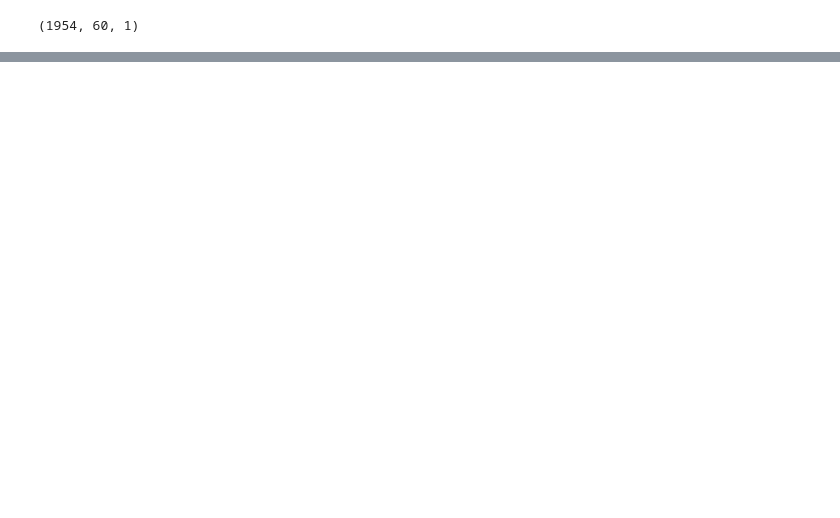
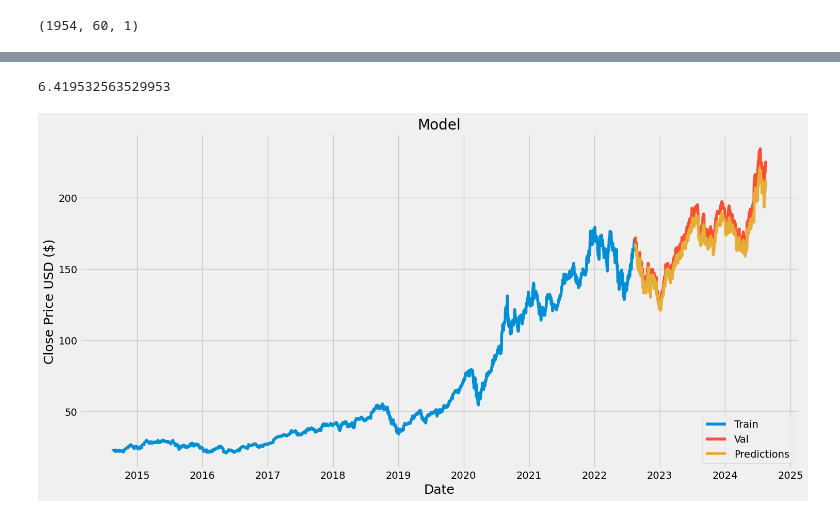
Before and after one commit to jacksullivan27/quantitative-learning, a Jupyter notebook: Neural_net_stock_price.ipynb, the cells around one changed output, grey strips where cells are left out. Drawn from its saved outputs; the diff is of its cells as text; code cells hidden in the pictures; blank space fills up the shorter version.

```diff
--- a/Neural_net_stock_price.ipynb
+++ b/Neural_net_stock_price.ipynb
@@ -91,0 +120,18 @@ x_train.shape
+# %%
+# create the testing data set
+test_data = scaled_data[training_data_len - 60:, :]
+# create the data sets x_test and y_test
+x_test = []
+y_test = dataset[training_data_len:, :]
+for i in range(60, len(test_data)):
+    x_test.append(test_data[i-60:i, 0])
+# %%
+# convert the data to a numpy array
+x_test = np.array(x_test)
+# %%
+# Reshape the data to 3D
+x_test = np.reshape(x_test, (x_test.shape[0], x_test.shape[1], 1))
+# %%
+# get the models predicted price values
+predictions = model.predict(x_test)
+predictions = scaler.inverse_transform(predictions)
@@ -91,0 +140,22 @@ x_train.shape
+# %%
+# get the root mean squared error (RMSE)
+rmse = np.sqrt(np.mean(predictions - y_test) ** 2)
+rmse
+# %% [output]
+6.419532563529953
+# %%
+# Plot the data
+train = data[:training_data_len]
+valid = data[training_data_len:]
+valid['Predictions'] = predictions
+
+pred_chart = plt.figure(figsize=(16,8))
+plt.title('Model')
+plt.xlabel('Date', fontsize=18)
+plt.ylabel('Close Price USD ($)', fontsize=18)
+plt.plot(train['Close'])
+plt.plot(valid[['Close', 'Predictions']])
+plt.legend(['Train', 'Val', 'Predictions'], loc='lower right')
+_ = plt.show()
+# %% [output]
+[figure, added]
```
Also changed, not shown: parts of 13 cells of this notebook.
